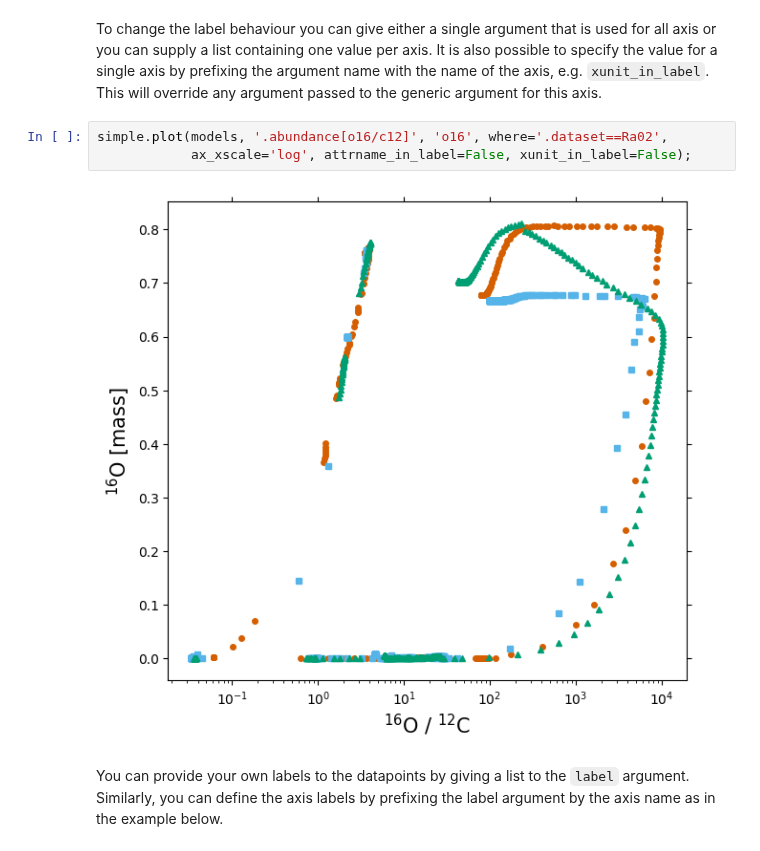
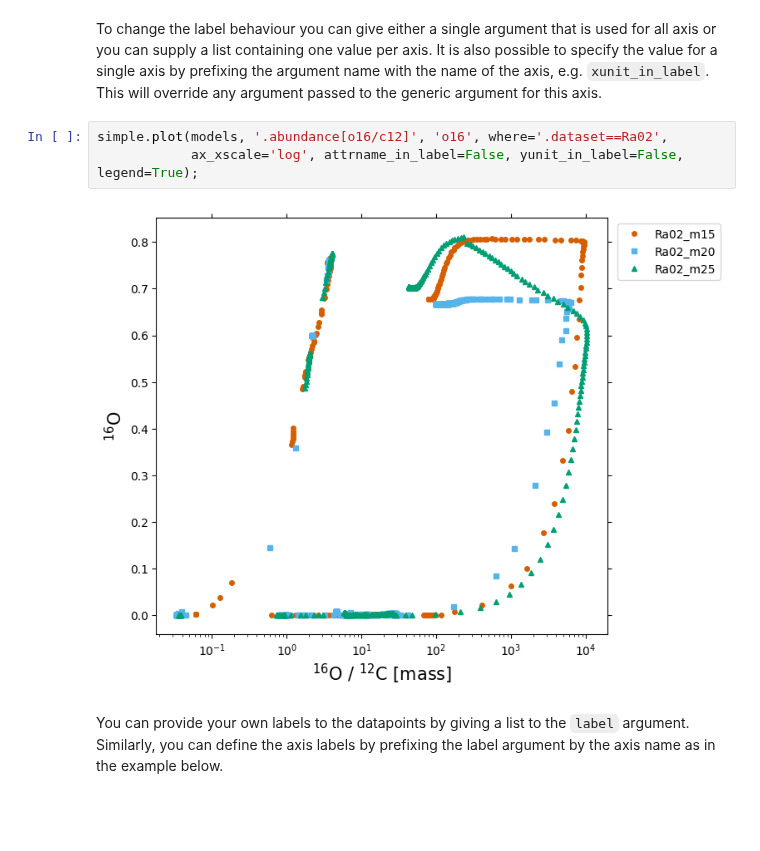
Before and after one commit to mattias-ek/SIMPLE, a Jupyter notebook: notebooks/ccsne_tutorial3.ipynb, the cells around one changed output. Saved outputs shown, nothing was run; the diff lists cells and outputs as text; blank space fills up the shorter version.

```diff
--- a/notebooks/ccsne_tutorial3.ipynb
+++ b/notebooks/ccsne_tutorial3.ipynb
@@ -116,9 +118,9 @@ simple.plot(models, '.abundance[o16/c12]', 'o16', where='.dataset==Ra02',
 To change the label behaviour you can give either a single argument that is used for all axis or you can supply a list containing one value per axis. It is also possible to specify the value for a single axis by prefixing the argument name with the name of the axis, e.g. ``xunit_in_label``. This will override any argument passed to the generic argument for this axis.
 # %%
 simple.plot(models, '.abundance[o16/c12]', 'o16', where='.dataset==Ra02',
-            ax_xscale='log', attrname_in_label=False, xunit_in_label=False);
+            ax_xscale='log', attrname_in_label=False, yunit_in_label=False, legend=True);
 # %% [output]
-[figure, old version]
+[figure, new version]
 # %% [markdown]
 You can provide your own labels to the datapoints by giving a list to the ``label`` argument. Similarly, you can define the axis labels by prefixing the label argument by the axis name as in the example below.
 # %%
```
Also changed, not shown: parts of 13 cells of this notebook, 7 other files.
